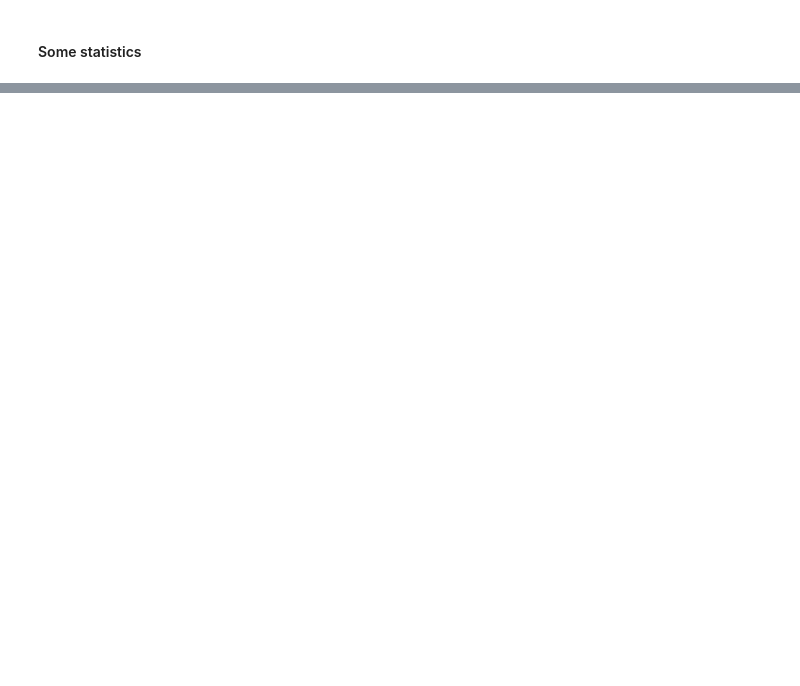
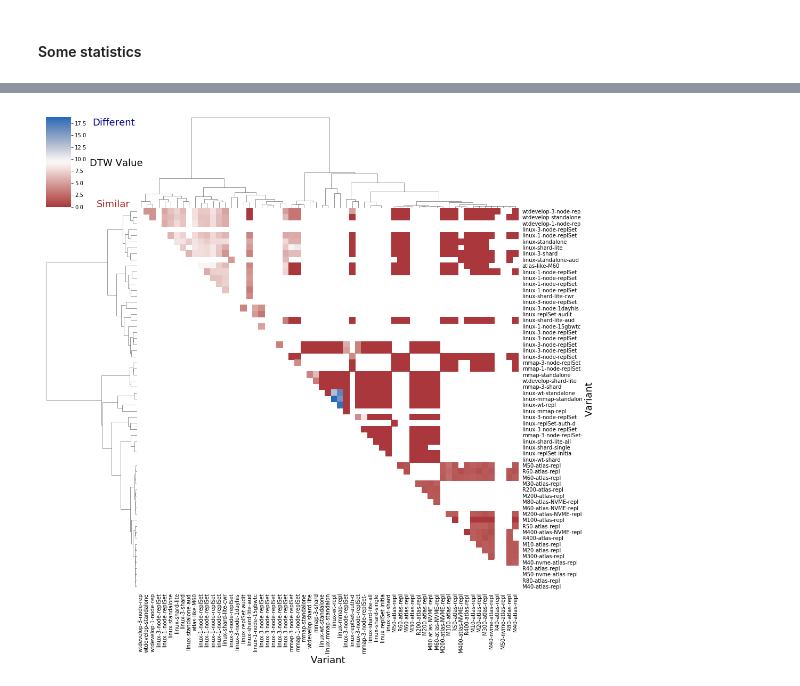
Before and after one commit to llesoil/icpe2022, a Jupyter notebook: Data Challenge.ipynb, the cells around one changed output, grey strips where cells are left out. Saved outputs shown, nothing was run; the diff lists cells and outputs as text; code cells hidden in the pictures; blank space fills up the shorter version.

Commit message:
up results

```diff
--- a/Data Challenge.ipynb
+++ b/Data Challenge.ipynb
@@ -302,0 +529,13 @@ plt.show()
+# %%
+e = time()
+
+a = []
+s = 0
+for i in range(5000):
+    (i0, j0) = np.random.randint(0, 500, 2)
+    ts = Ts2dtw(perf_points[perf_keys[i0]], perf_points[perf_keys[j0]])
+    if ts.valid_period:
+        s+=1
+        a.append(ts.compute_dtw())
+d = time()
+print(d-e, s, np.mean(a))
@@ -302,0 +601,67 @@ plt.show()
+# %%
+
+dtws = -1*np.ones(len(variant)*len(variant)).reshape(len(variant),len(variant))
+for i in range(len(variant)):
+    for j in range(i, len(variant)):
+        v1 = variant[i]
+        v2 = variant[j]
+        if len(res[v1, v2]) > 5:
+            val = np.mean(res[v1,v2])
+            dtws[i,j] = val
+            dtws[j,i] = val
+
+# we transform our matrix into a dataframe
+df = pd.DataFrame(dtws)
+# we replace nan correlations (with a distribution whose values are all equal to 0)
+df = df.fillna(0)
+
+# group the videos, we choose the ward method
+# single link method (minimum of distance) leads to numerous tiny clusters
+# centroid or average tend to split homogeneous clusters
+# and complete link aggregates unbalanced groups.
+links = linkage(df, method="ward",)
+order = leaves_list(links)
+
+# Generate a mask for the upper triangle
+# we order the correlation following the aggregation clustering
+mask = np.zeros_like(dtws, dtype=np.bool)
+
+#fig = plt.figure(figsize = (20,20))
+for i in range(len(variant)):
+    for j in range(len(variant)):
+        if i>j or dtws[i,j] == -1:
+            mask[order[i]][order[j]] = True
+
+# compute the actual clustermap
+g = sns.clustermap(df, cmap="vlag_r", mask=mask, method="ward",
+               linewidths=0, figsize=(13, 13),
+               #cbar_kws={"ticks":[k/5 for k in np.arange(-10,10,1)]},
+               vmin =0, xticklabels=True, yticklabels=True)
+tab = [t.get_text() for t in g.ax_heatmap.get_yticklabels()]
+tab_position = [t.get_position() for t in g.ax_heatmap.get_yticklabels()]
+new_labs = [Text(0, 0, variant[int(t)][0:20]) for t in tab]
+for i in range(len(tab)):
+    nl = new_labs[i]
+    nl.set_position(tab_position[i])
+g.ax_heatmap.set_yticklabels(new_labs, rotation=0, fontsize = 10)
+tab = [t.get_text() for t in g.ax_heatmap.get_xticklabels()]
+tab_position = [t.get_position() for t in g.ax_heatmap.get_xticklabels()]
+new_labs = [Text(0, 0, variant[int(t)][0:20]) for t in tab]
+for i in range(len(tab)):
+    nl = new_labs[i]
+    nl.set_position(tab_position[i])
+g.ax_heatmap.set_xticklabels(new_labs, rotation=90, fontsize = 10)
+g.ax_heatmap.tick_params(right=False, bottom=False)
+# abcissa and ordered labels
+g.ax_heatmap.set_xlabel("Variant", fontsize = 18)
+g.ax_heatmap.set_ylabel("Variant", fontsize = 18)
+plt.text(33, 8.5, "DTW Value", fontsize = 18)
+plt.text(35, 17, "Different", fontsize = 18, color="darkblue")
+plt.text(38, 0, "Similar", fontsize = 18, color="firebrick")
+# we save the figure in the result folder
+#plt.tight_layout(pad=1)
+plt.savefig("./results/fig2a.png", dpi = 300, bbox_inches='tight', pad_inches=0.5)
+# we show the graph
+plt.show()
+# %% [output]
+[figure, added]
```
Also changed, not shown: parts of 27 cells of this notebook, 7 other files.
